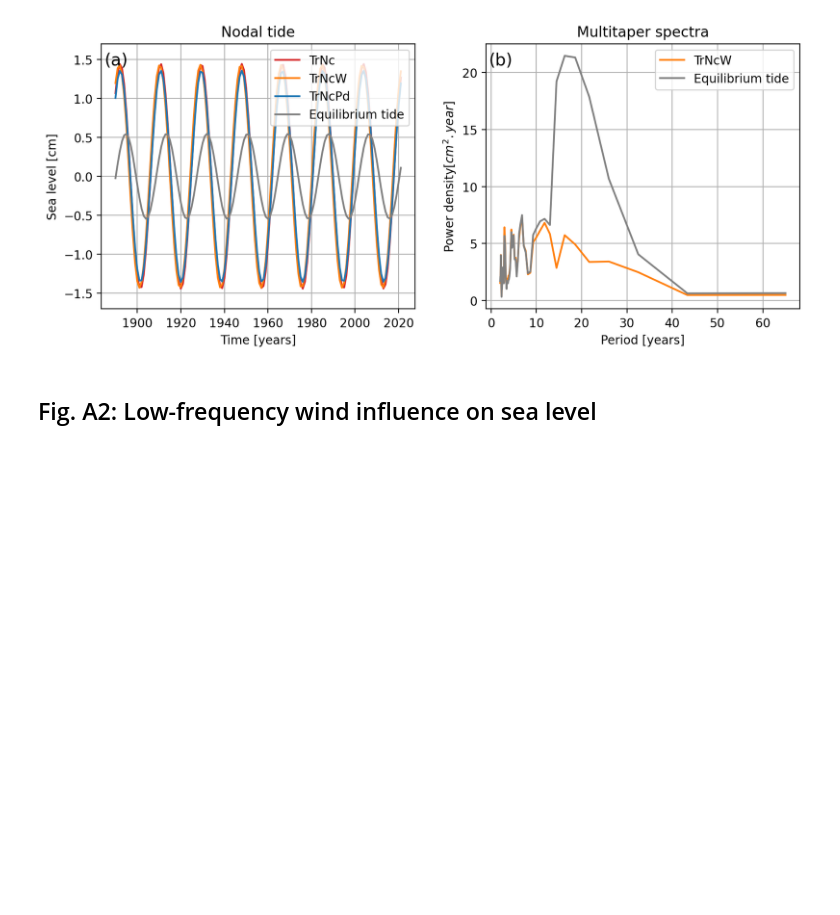
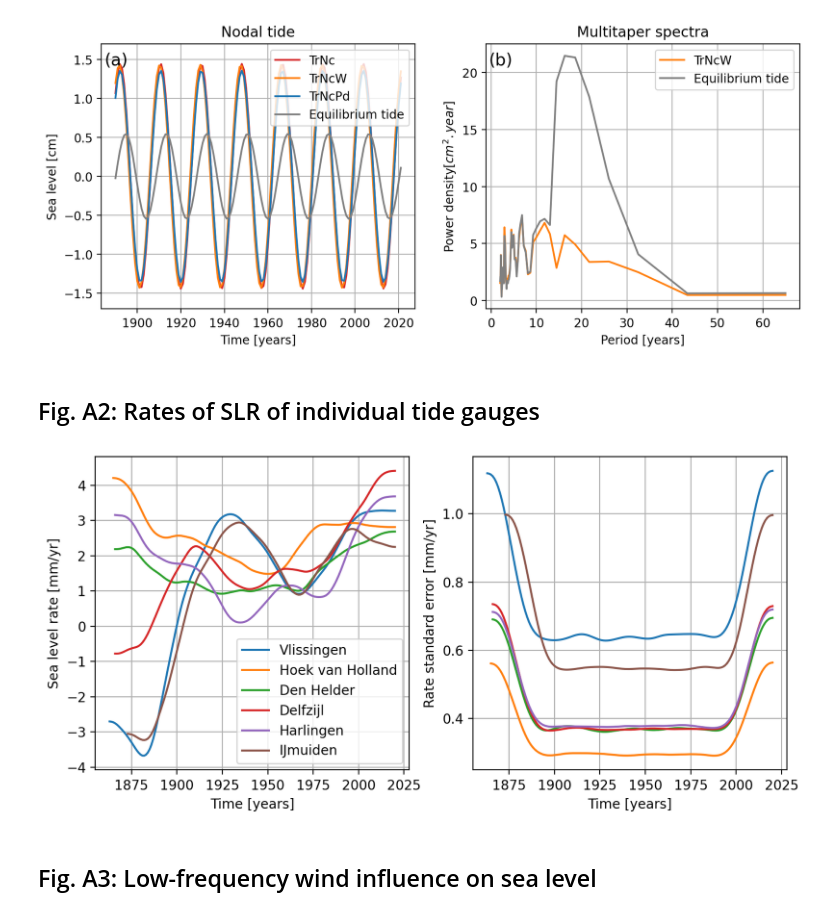
Before and after one commit to KNMI-sealevel/NetherlandsSeaLevelAcceleration, a Jupyter notebook: figures.ipynb, the cells around one changed output. Drawn from its saved outputs; the diff is of its cells as text; code cells hidden in the pictures; blank space fills up the shorter version.

```diff
--- a/figures.ipynb
+++ b/figures.ipynb
@@ -322,5 +326,59 @@ fig.tight_layout()
 plt.savefig(f'./figures/{region}/NodalTide.pdf', dpi=150)
 # %% [output]
 [figure]
+# %% [markdown]
+## Fig. A2: Rates of SLR of individual tide gauges
+# %%
+stations = ['Vlissingen', 'Hoek van Holland', 'Den Helder', 'Delfzijl', 'Harlingen', 'IJmuiden']
+bootsize = 10000 # Choose from 100, 1000, 10000
+model = 'NearestPointAverage'
+# %%
+rates_q_tgstations = []
+ser_tgstations = []
+
+for station in stations:
+    output_dir = f'./outputs/{station}/{bootsize}'
+    rates_q_tgstations.append(pd.read_csv(f'{output_dir}/rates_quantiles_{model}.csv', index_col = 'time'))
+    rates_tgstations = pd.read_csv(f'{output_dir}/rates_{model}.csv', index_col = 'time')
+    ser_tgstations.append(rates_tgstations.std(axis=1))
+# %%
+list_st = [1900, 1920, 1940, 1960, 1980, 2000]
+
+fig, axs = plt.subplots(1, 2, figsize=(8,4))
+
+
+for idx, station in enumerate(stations):
+
+    axs[0].plot(rates_q_tgstations[idx].index, rates_q_tgstations[idx]['0.5'], label = station)
+
+
+axs[0].set_xlabel('Time [years]')
+axs[0].set_ylabel('Sea level rate [mm/yr]')
+axs[0].legend()
+axs[0].grid()
+
+#axs[0].set_xticks(np.arange(1860,2021,20))
+#axs[0].grid(axis='x', which='major')
+#axs[0].grid(axis='y', which='major')
+
+
+
+for idx, station in enumerate(stations):
+
+    axs[1].plot(ser_tgstations[idx].index, ser_tgstations[idx].values, label = station)
+
+
+axs[1].set_xlabel('Time [years]')
+axs[1].set_ylabel('Rate standard error [mm/yr]')
+#axs[1].legend()
+axs[1].grid()
+
+
+
+
+fig.tight_layout()
+plt.savefig(f'./figures/RateSeaLevelTrendStations_{model}_{bootsize}.pdf', dpi=150)
+# %% [output]
+[figure, added]
 # %% [markdown]
-## Fig. A2: Low-frequency wind influence on sea level
+## Fig. A3: Low-frequency wind influence on sea level
```
Also changed, not shown: parts of 7 cells of this notebook, 11 other files.
